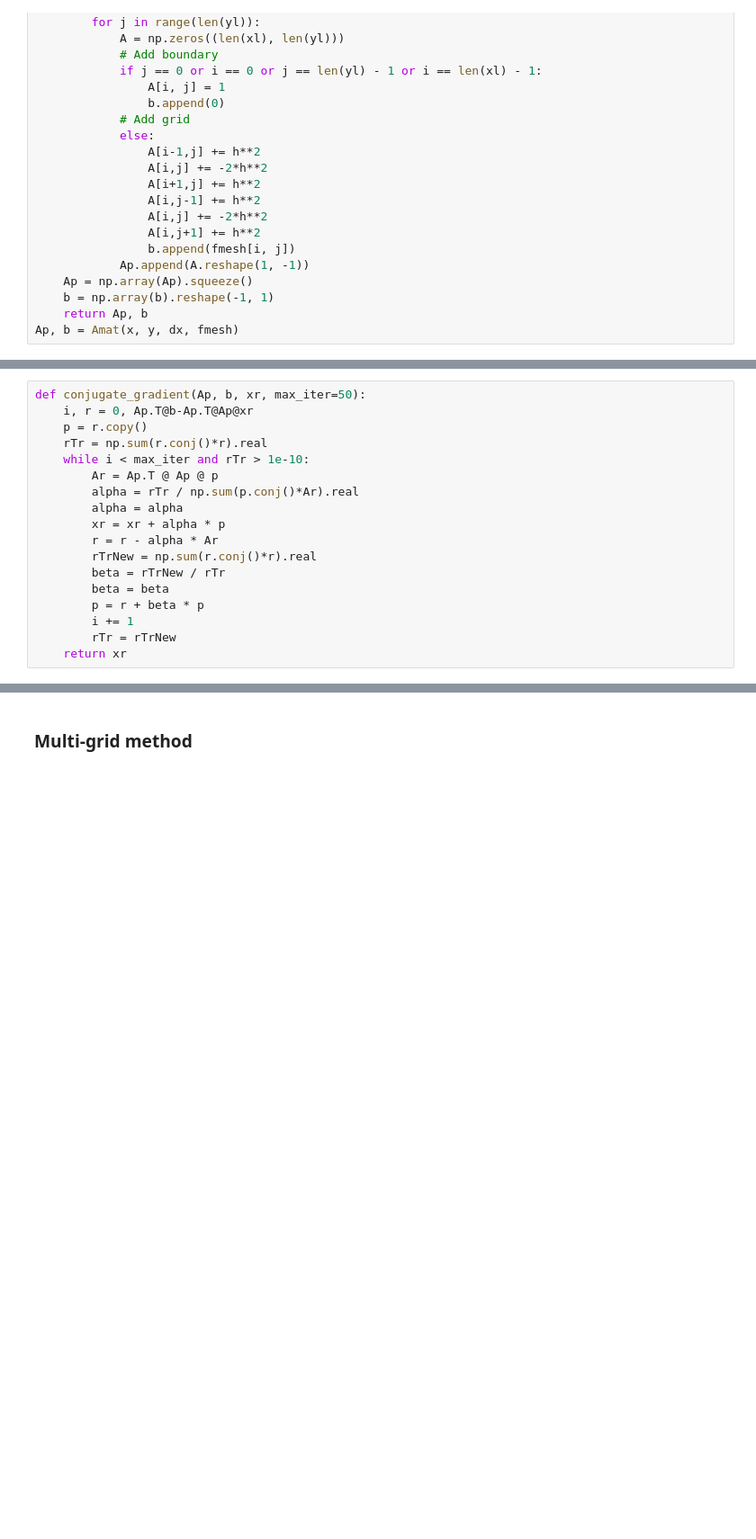
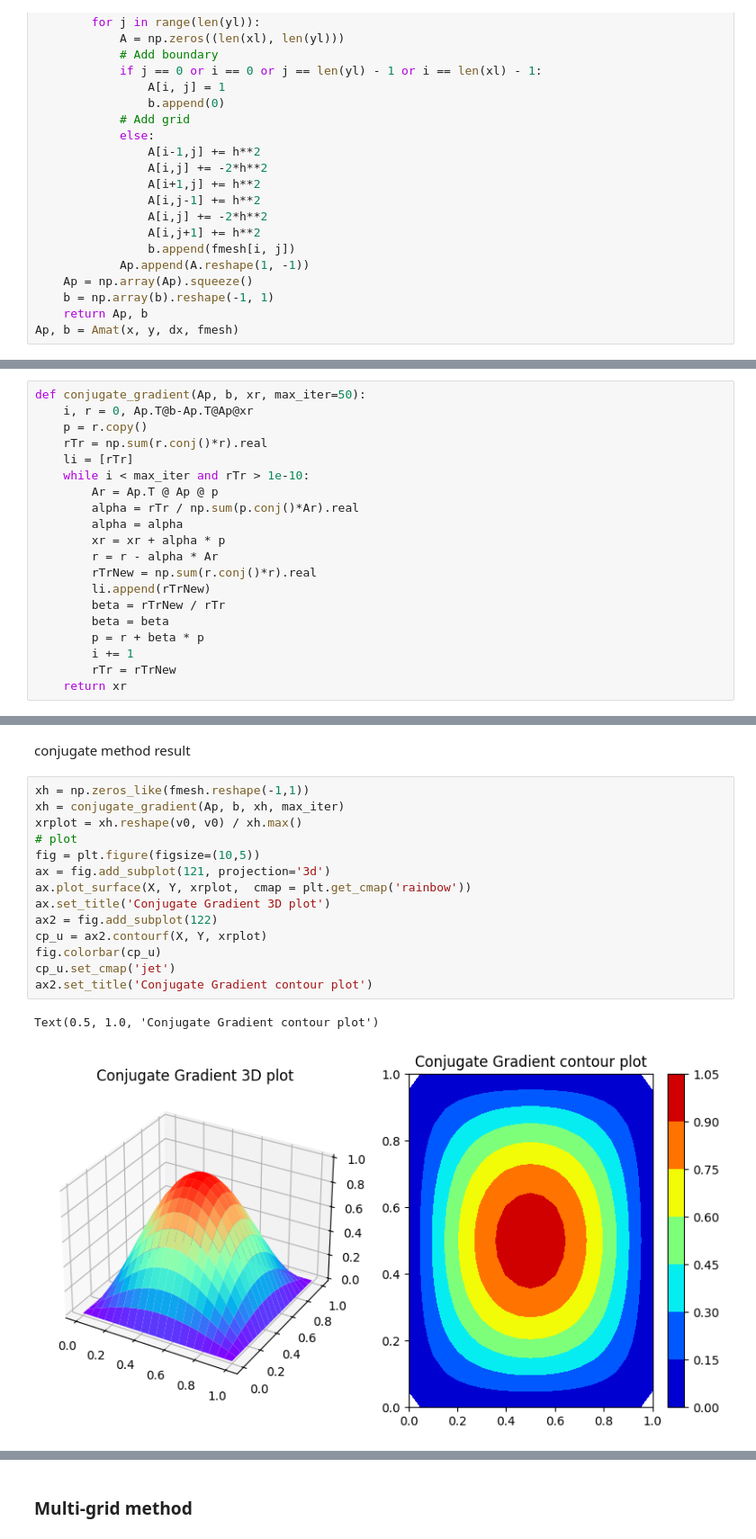
Before and after one commit to PepperXZC/Numerical-PDE, a Jupyter notebook: HW4.ipynb, the cells around one changed output, grey strips where cells are left out. Shown: that part at 90% size. Saved outputs shown, nothing was run; the diff lists cells and outputs as text; blank space fills up the shorter version.

```diff
--- a/HW4.ipynb
+++ b/HW4.ipynb
@@ -86,6 +94,7 @@ def conjugate_gradient(Ap, b, xr, max_iter=50):
     i, r = 0, Ap.T@b-Ap.T@Ap@xr
     p = r.copy()
     rTr = np.sum(r.conj()*r).real
+    li = [rTr]
     while i < max_iter and rTr > 1e-10:
         Ar = Ap.T @ Ap @ p
         alpha = rTr / np.sum(p.conj()*Ar).real
@@ -93,6 +102,7 @@ def conjugate_gradient(Ap, b, xr, max_iter=50):
         xr = xr + alpha * p
         r = r - alpha * Ar
         rTrNew = np.sum(r.conj()*r).real
+        li.append(rTrNew)
         beta = rTrNew / rTr
         beta = beta
         p = r + beta * p
@@ -118,3 +112,22 @@ cp_u.set_cmap('jet')
+# %% [markdown]
+conjugate method result
+# %%
+xh = np.zeros_like(fmesh.reshape(-1,1))
+xh = conjugate_gradient(Ap, b, xh, max_iter)
+xrplot = xh.reshape(v0, v0) / xh.max()
+# plot
+fig = plt.figure(figsize=(10,5))
+ax = fig.add_subplot(121, projection='3d')
+ax.plot_surface(X, Y, xrplot,  cmap = plt.get_cmap('rainbow'))
+ax.set_title('Conjugate Gradient 3D plot')
+ax2 = fig.add_subplot(122)
+cp_u = ax2.contourf(X, Y, xrplot)
+fig.colorbar(cp_u)
+cp_u.set_cmap('jet')
+ax2.set_title('Conjugate Gradient contour plot')
+# %% [output]
+Text(0.5, 1.0, 'Conjugate Gradient contour plot')
+[figure, added]
 # %%
 # the loss between CG and GS, after normalization of CG result
 np.linalg.norm(xrplot - mesh2)
```
Also changed, not shown: parts of 7 cells of this notebook.
